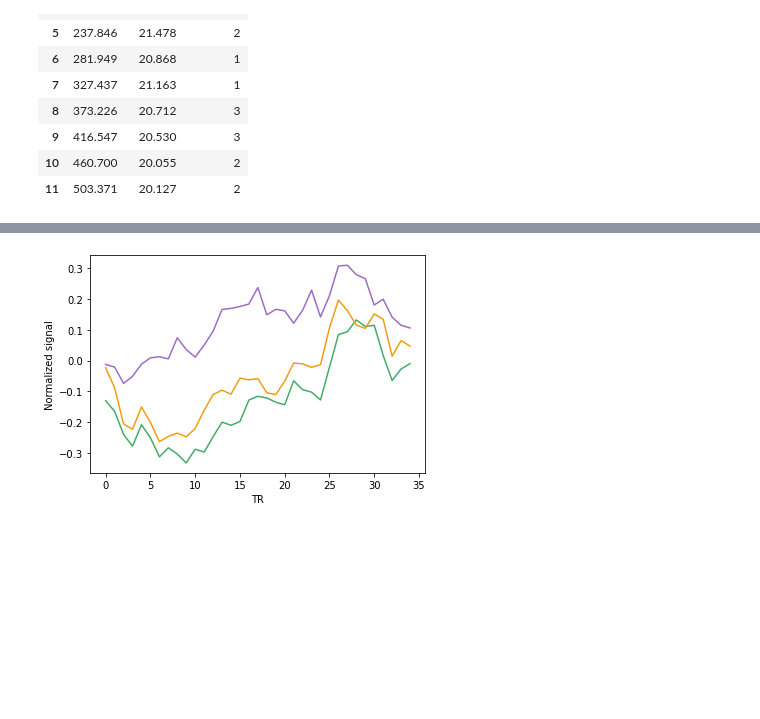
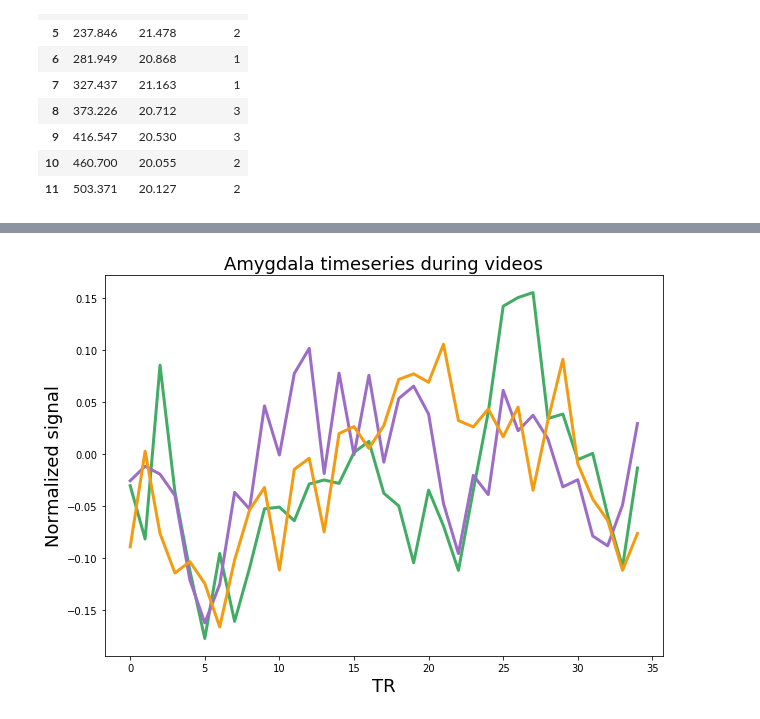
Before and after one commit to yiyuwang/AffVids_mvpa, a Jupyter notebook: SUPPLEMENTARY_9_ROI.ipynb, the cells around one changed output, grey strips where cells are left out. Drawn from its saved outputs; the diff is of its cells as text; code cells hidden in the pictures; blank space fills up the shorter version.

Commit message:
ROI signal check

```diff
--- a/SUPPLEMENTARY_9_ROI.ipynb
+++ b/SUPPLEMENTARY_9_ROI.ipynb
@@ -53,13 +84,3 @@ mask = nib.load(mask_path)
 subjects in this analysis:
 ['04', '05', '06', '07', '08', '09', '10', '11', '12', '13', '14', '15', '16', '17', '18', '19', '23', '25', '26', '28', '29']
 **** n = 21 *****
-# %%
-# medial OFC:
-# mask downloaded from neurosynth
-ofc_mask = nib.load('masks/medial orbitofrontal_association-test_z_FDR_0.01.nii.gz')
-
-ofc_mask_resampled = resample_to_img(ofc_mask,mask_path)
-ofc_mask_resampled = math_img('img>2.6', img=ofc_mask_resampled)
-print(ofc_mask_resampled.shape)
-
-plotting.plot_roi(ofc_mask_resampled)
@@ -443,16 +241,14 @@ running subject 04
 | 9 | 416.547 | 20.530 | 3 |
 | 10 | 460.700 | 20.055 | 2 |
 | 11 | 503.371 | 20.127 | 2 |
+# %%
+ofc_mask = nib.load(mask_dir + 'OFC_resampled_mask.nii.gz')
+ofc_masker = NiftiMasker(mask_img=ofc_mask)
 # %%
-har_cor = datasets.fetch_atlas_harvard_oxford('cortl-maxprob-thr25-1mm', data_dir = '/work/abslab/Yiyu/nilearn_atlas/')
-har_cor_labels = har_cor['labels']
-l_ofc_label_index = np.where(np.array(har_cor_labels) == 'Left Frontal Orbital Cortex')[0][0]
-r_ofc_label_index = np.where(np.array(har_cor_labels) == 'Right Frontal Orbital Cortex')[0][0]
+har_sub = datasets.fetch_atlas_harvard_oxford('sub-maxprob-thr25-1mm', data_dir = 'masks/nilearn_atlas/')
+har_sub_labels = har_sub['labels']
+l_amy_label_index = np.where(np.array(har_sub_labels) == 'Left Amygdala')[0][0]
+r_amy_label_index = np.where(np.array(har_sub_labels) == 'Right Amygdala')[0][0]
-# %%
-har_sub = datasets.fetch_atlas_harvard_oxford('sub-maxprob-thr25-1mm', data_dir = '/work/abslab/Yiyu/nilearn_atlas/')
-har_sub_labels = har_sub['labels']
-l_amy_label_index = np.where(np.array(har_sub_labels) == 'Left Amygdala')[0][0]
-r_amy_label_index = np.where(np.array(har_sub_labels) == 'Right Amygdala')[0][0]
 # %%
 from nilearn import datasets, input_data, image
 subc_masker = input_data.NiftiLabelsMasker(labels_img=har_sub.maps, standardize=True)
@@ -808,20 +395,21 @@ running subject 29
 # %%
-plt.figure()
+# plots by categories
+plt.figure(figsize=(10,7))
 
 my_colors = ['#42AC65','#9C6CC7', '#F39C12']
 
 # Plot the time series
-plt.plot(h_video_l_amy_mean, label='heights left amygdala',color = my_colors[0])
-plt.plot(so_video_l_amy_mean, label='social left amygdala',color = my_colors[1])
-plt.plot(sp_video_l_amy_mean, label='spiders left amygdala',color = my_colors[2])
+plt.plot(h_video_amy_mean, label='heights amygdala',color = my_colors[0], linewidth=3)
+plt.plot(so_video_amy_mean, label='social amygdala',color = my_colors[1], linewidth=3)
+plt.plot(sp_video_amy_mean, label='spiders amygdala',color = my_colors[2], linewidth=3)
 
 
 # Label axes
-plt.xlabel('TR')
-plt.ylabel('Normalized signal')
-
+plt.xlabel('TR', fontsize =18)
+plt.ylabel('Normalized signal', fontsize =18)
+plt.title('Amygdala timeseries during videos',fontsize =18)
 # Show the plot
 plt.show()
 # %% [output]
-[figure, old version]
+[figure, new version]
 # %%
```
Also changed, not shown: parts of 30 cells of this notebook, 2 other files.
